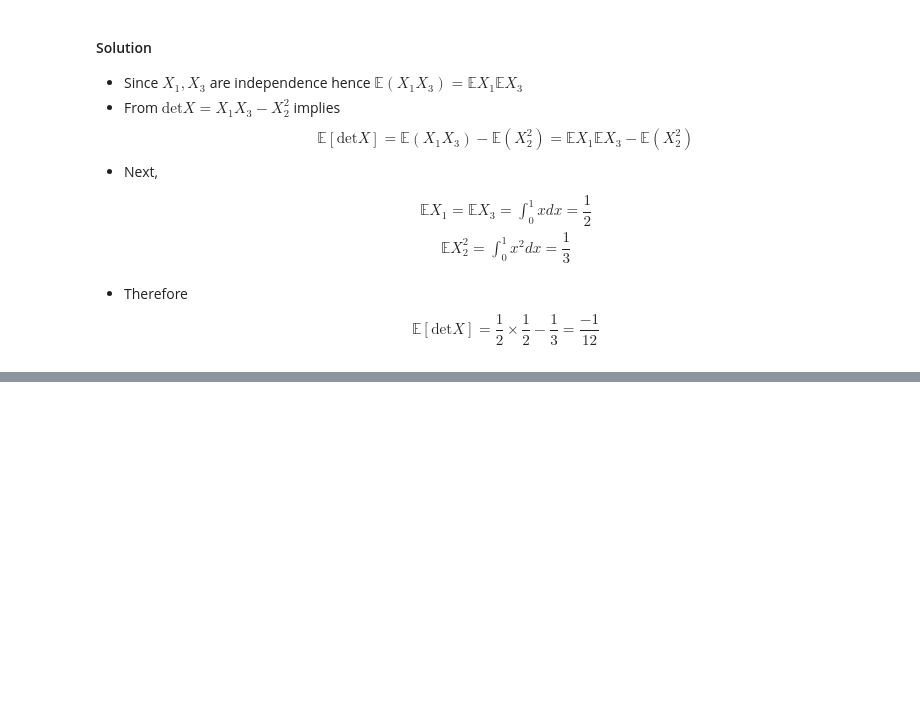
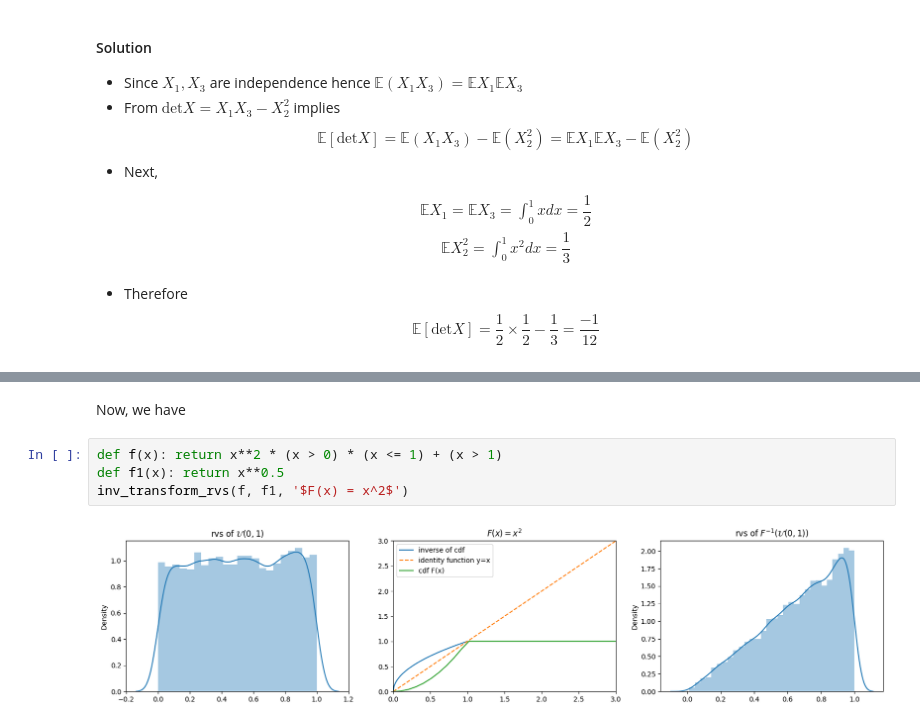
Before and after one commit to NhanDoV/WorldQuant-math-quiz, a Jupyter notebook: Math-test/Set1/proba_and_stats.ipynb, the cells around one changed output, grey strips where cells are left out. Cells and saved outputs as stored; diff of their text form; blank space fills up the shorter version.

```diff
--- a/Math-test/Set1/proba_and_stats.ipynb
+++ b/Math-test/Set1/proba_and_stats.ipynb
@@ -68,0 +144,8 @@ $$ \mathbb{E} [ \text{det} X] = \dfrac{1}{2} \times \dfrac{1}{2} - \dfrac{1}{3}
+# %% [markdown]
+Now, we have
+# %%
+def f(x): return x**2 * (x > 0) * (x <= 1) + (x > 1)
+def f1(x): return x**0.5
+inv_transform_rvs(f, f1, '$F(x) = x^2$')
+# %% [output]
+[figure, added]
```
Also changed, not shown: parts of 9 cells of this notebook, 2 other files.
